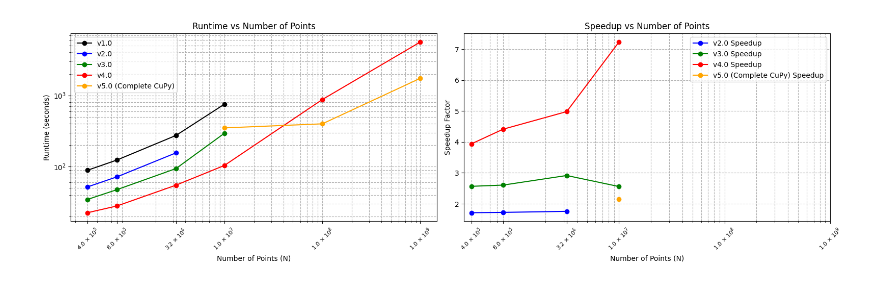
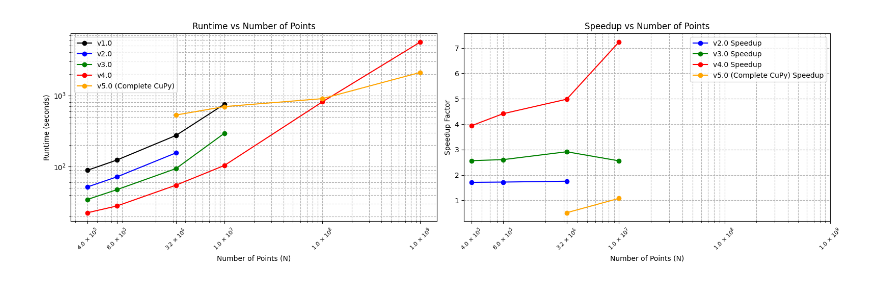
Before and after one commit to ut-padas/affini, a Jupyter notebook: docs/speedup.ipynb, the cells around one changed output. Saved outputs shown, nothing was run; the diff lists cells and outputs as text; code cells hidden in the pictures.

```diff
--- a/docs/speedup.ipynb
+++ b/docs/speedup.ipynb
@@ -7,10 +7,10 @@ f = 7
 version_times_vs_n = [
     [400_000, 89, 52, 34.7, 22.6, np.nan],
     [800_000, 124, 72, 47.6, 28.1, np.nan],
-    [3_200_000, 274, 156, 94, 55.0, np.nan],
-    [10_000_000, 752, np.nan, 294, 104, 600],
-    [100_000_000, np.nan, np.nan, np.nan, 125 * f, 57 * f],
-    [1_000_000_000, np.nan, np.nan, np.nan, 800 * f, 248 * f],
+    [3_200_000, 274, 156, 94, 55.0, 530],
+    [10_000_000, 752, np.nan, 294, 104, 696],
+    [100_000_000, np.nan, np.nan, np.nan, 811, 900],
+    [1_000_000_000, np.nan, np.nan, np.nan, 800 * f, 300 * f],
 ]
 labels = ["N", "v1.0", "v2.0", "v3.0", "v4.0", "v5.0 (Complete CuPy)"]
 df = pd.DataFrame(version_times_vs_n, columns=labels)
@@ -65,31 +65,31 @@ ax1.set_ylabel("Runtime (seconds)")
 ax1.set_title("Runtime vs Number of Points")
 ax1.grid(True, which="both", ls="--")
 ax1.legend()
 
 # Loop over versions for speedup
 for i, version in enumerate(versions):
     speedup_col = f"speedup_{version}"
     ax2.plot(
         df["N"],
         df[speedup_col],
         marker="o",
         label=f"{version} Speedup",
         color=colors[i],
     )
 
 ax2.set_xscale("log")
 ax2.set_xticks(xticks)
 ax2.set_xticklabels(
     x_ticks_helper(xticks),
     rotation=45,
     fontsize=8,
 )
 ax2.set_xlabel("Number of Points (N)")
 ax2.set_ylabel("Speedup Factor")
 ax2.set_title("Speedup vs Number of Points")
 ax2.grid(True, which="both", ls="--")
 ax2.legend()
 
 plt.tight_layout()
 # %% [output]
-[figure, old version]
+[figure, new version]
```
Also changed, not shown: 2 other files.
